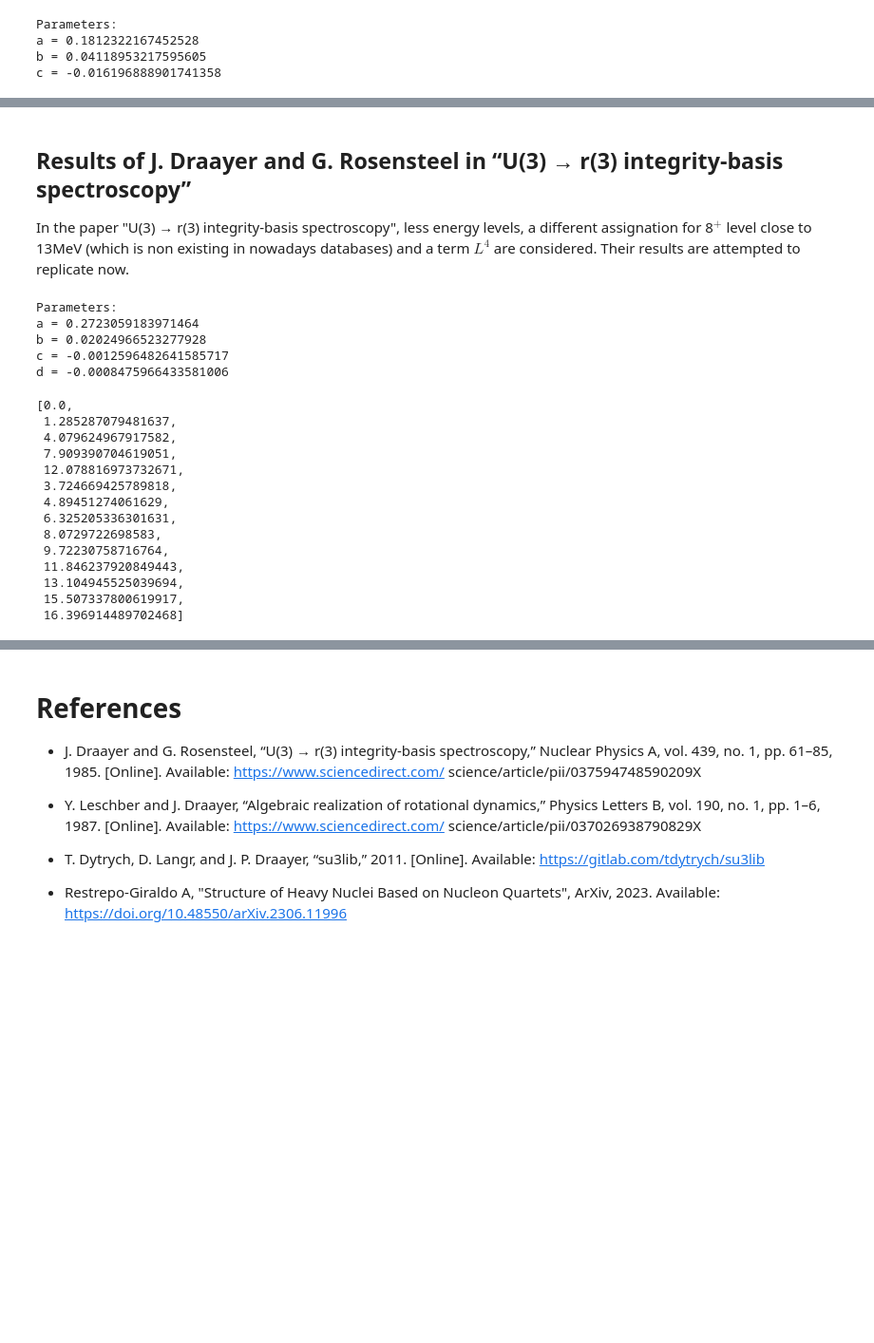
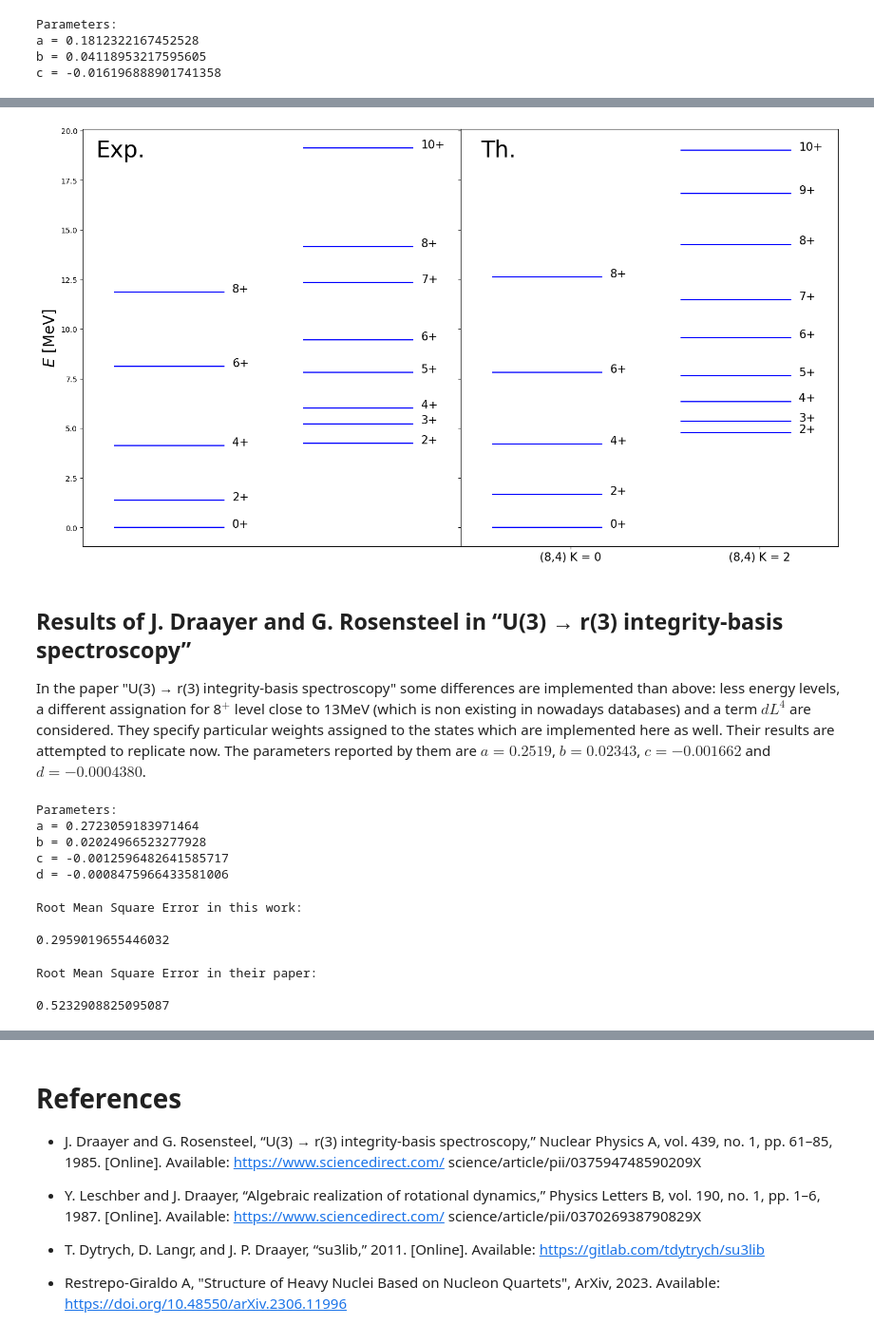
Before and after one commit to arestrepogiraldo2200/Nuclear-physics-exercises, a Jupyter notebook: 3.K-degeneracy/24Mg_K-degeneracy.ipynb, the cells around one changed output, grey strips where cells are left out. Shown at 95% size. Drawn from its saved outputs; the diff is of its cells as text; code cells hidden in the pictures; blank space fills up the shorter version.

Commit message:
fit and comparison with paper

```diff
--- a/3.K-degeneracy/24Mg_K-degeneracy.ipynb
+++ b/3.K-degeneracy/24Mg_K-degeneracy.ipynb
@@ -254,3 +254,5 @@ Parameters:
 a = 0.1812322167452528
 b = 0.04118953217595605
 c = -0.016196888901741358
+# %%
+EnergyValues = HamiltonianFit(0, popt[0], popt[1], popt[2])
@@ -274,8 +327,12 @@ HamiltonianFit(0, popt[0], popt[1], popt[2])
+# %%
+thvsexp(th, experimental, thlabels, explabels, K)
+# %% [output]
+[figure, added]
 # %% [markdown]
 ## Results of J. Draayer and G. Rosensteel in “U(3) → r(3) integrity-basis spectroscopy”
 
 
-In the paper "U(3) → r(3) integrity-basis spectroscopy", less energy levels, a different assignation for 8$^+$ level close to 13MeV (which is non existing in nowadays databases) and a term $L^4$ are considered. Their results are attempted to replicate now.
+In the paper "U(3) → r(3) integrity-basis spectroscopy" some differences are implemented than above: less energy levels, a different assignation for 8$^+$ level close to 13MeV (which is non existing in nowadays databases) and a term $dL^4$ are considered. They specify particular weights assigned to the states which are implemented here as well. Their results are attempted to replicate now. The parameters reported by them are $a = 0.2519$, $b = 0.02343$, $c = -0.001662$ and $d = -0.0004380$.
 # %%
 # Matrix elements of X3
 def X3MatrixPaper(K1,L1,K2,L2):
@@ -376,20 +433,21 @@ a = 0.2723059183971464
 b = 0.02024966523277928
 c = -0.0012596482641585717
 d = -0.0008475966433581006
-# %%
-HamiltonianFitPaper(0, poptPaper[0], poptPaper[1], poptPaper[2], poptPaper[3])
-# %% [output]
-[0.0,
- 1.285287079481637,
- 4.079624967917582,
- 7.909390704619051,
- 12.078816973732671,
- 3.724669425789818,
- 4.89451274061629,
- 6.325205336301631,
- 8.0729722698583,
- 9.72230758716764,
- 11.846237920849443,
- 13.104945525039694,
- 15.507337800619917,
- 16.396914489702468]
+# %%
+EnergyValuesPaper = HamiltonianFitPaper(0, poptPaper[0], poptPaper[1], poptPaper[2], poptPaper[3])
+
+RMSE = np.sqrt(np.square(np.subtract(EPaper,HamiltonianFitPaper(1, poptPaper[0], poptPaper[1], poptPaper[2], poptPaper[3]))).mean())
+print("Root Mean Square Error in this work:\n")
+print(RMSE)
+# %% [output]
+Root Mean Square Error in this work:
+
+0.2959019655446032
+# %%
+RMSE = np.sqrt(np.square(np.subtract(EPaper,HamiltonianFitPaper(1, 0.2519, 0.02343, -0.001662, -0.0004380))).mean())
+print("Root Mean Square Error in their paper:\n")
+print(RMSE)
+# %% [output]
+Root Mean Square Error in their paper:
+
+0.5232908825095087
```
Also changed, not shown: parts of 5 cells of this notebook.
